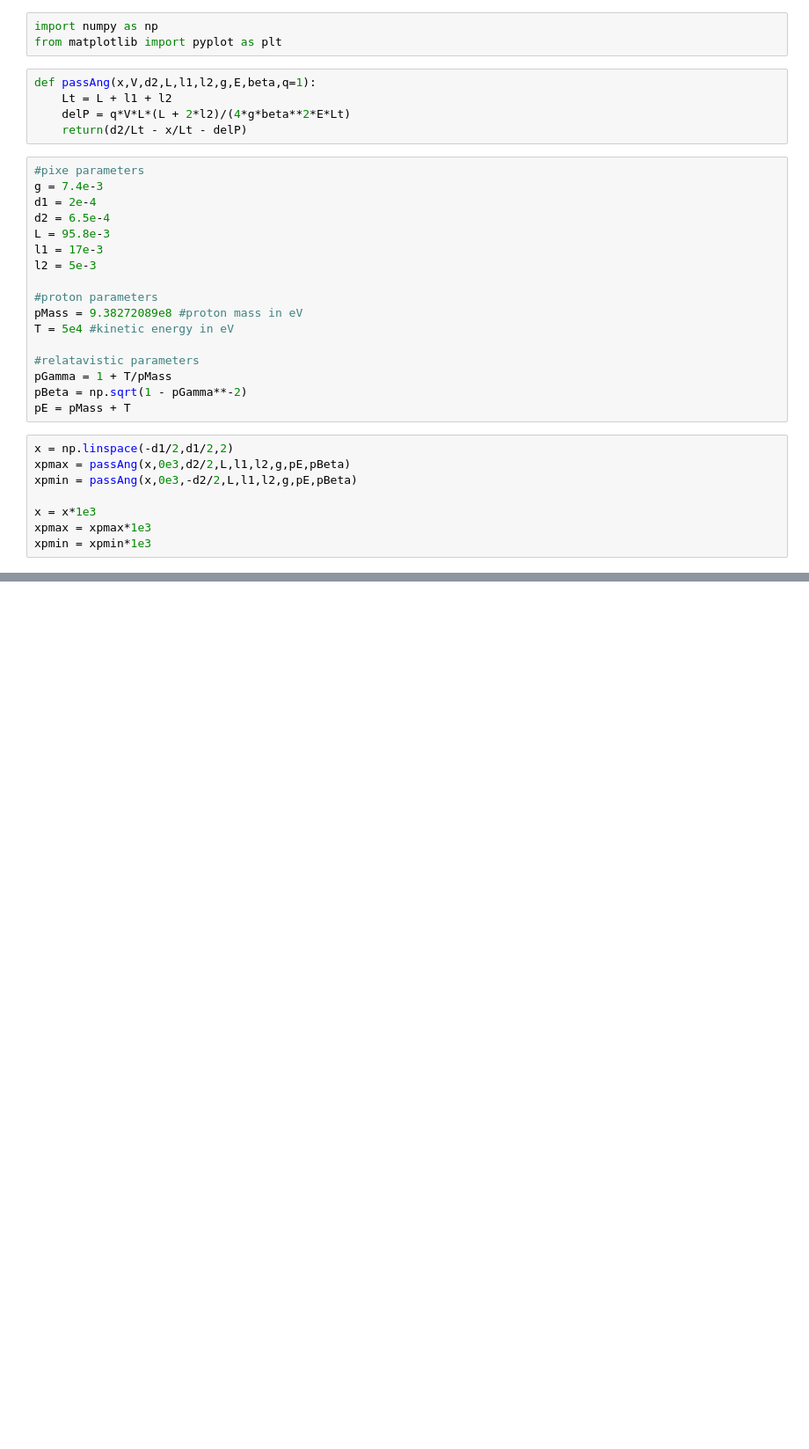
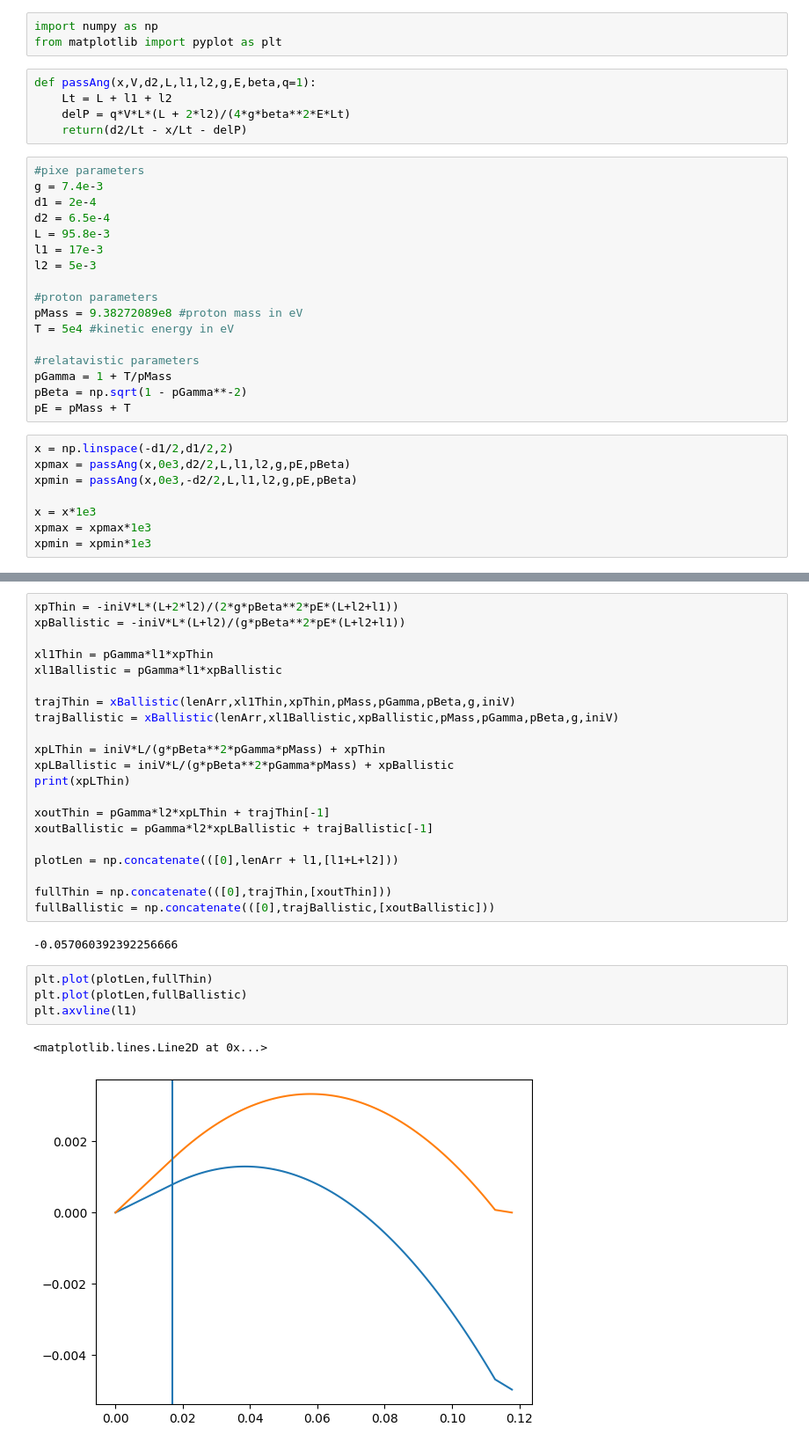
Before and after one commit to Binabek/allisonScanner, a Jupyter notebook: slitLimits.ipynb, the cells around one changed output, grey strips where cells are left out. Shown at 88% size. Cells and saved outputs as stored; diff of their text form; blank space fills up the shorter version.

```diff
--- a/slitLimits.ipynb
+++ b/slitLimits.ipynb
@@ -43,0 +101,30 @@ ax.set_ylabel("Incoming Angle [mrad]")
+# %%
+xpThin = -iniV*L*(L+2*l2)/(2*g*pBeta**2*pE*(L+l2+l1))
+xpBallistic = -iniV*L*(L+l2)/(g*pBeta**2*pE*(L+l2+l1))
+
+xl1Thin = pGamma*l1*xpThin
+xl1Ballistic = pGamma*l1*xpBallistic
+
+trajThin = xBallistic(lenArr,xl1Thin,xpThin,pMass,pGamma,pBeta,g,iniV)
+trajBallistic = xBallistic(lenArr,xl1Ballistic,xpBallistic,pMass,pGamma,pBeta,g,iniV)
+
+xpLThin = iniV*L/(g*pBeta**2*pGamma*pMass) + xpThin
+xpLBallistic = iniV*L/(g*pBeta**2*pGamma*pMass) + xpBallistic
+print(xpLThin)
+
+xoutThin = pGamma*l2*xpLThin + trajThin[-1]
+xoutBallistic = pGamma*l2*xpLBallistic + trajBallistic[-1]
+
+plotLen = np.concatenate(([0],lenArr + l1,[l1+L+l2]))
+
+fullThin = np.concatenate(([0],trajThin,[xoutThin]))
+fullBallistic = np.concatenate(([0],trajBallistic,[xoutBallistic]))
+# %% [output]
+-0.057060392392256666
+# %%
+plt.plot(plotLen,fullThin)
+plt.plot(plotLen,fullBallistic)
+plt.axvline(l1)
+# %% [output]
+<matplotlib.lines.Line2D at 0x...>
+[figure, added]
```
Also changed, not shown: parts of 5 cells of this notebook, 1 other file.
